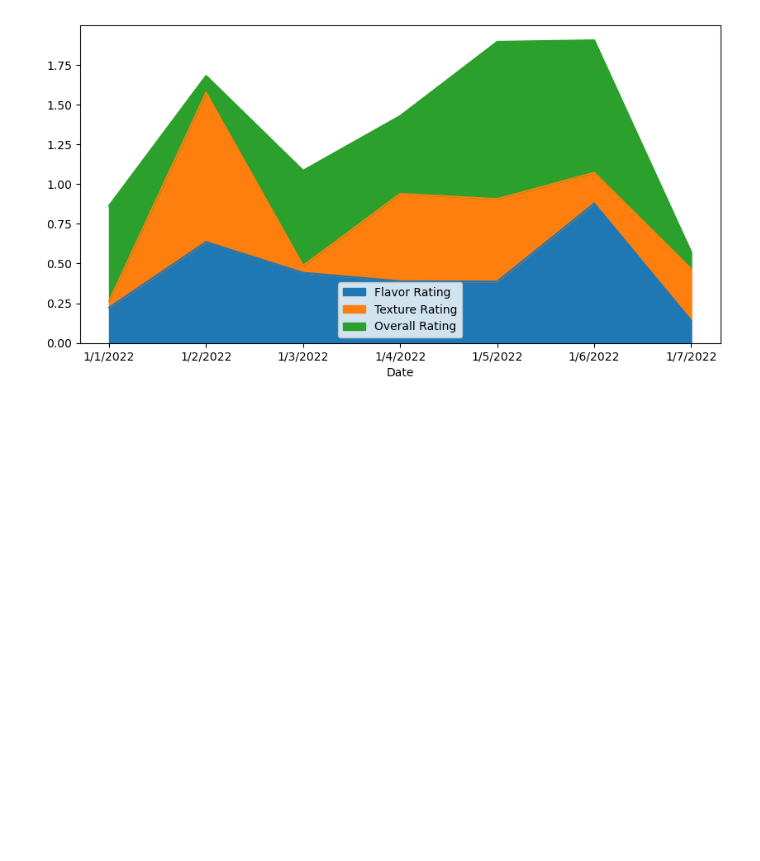
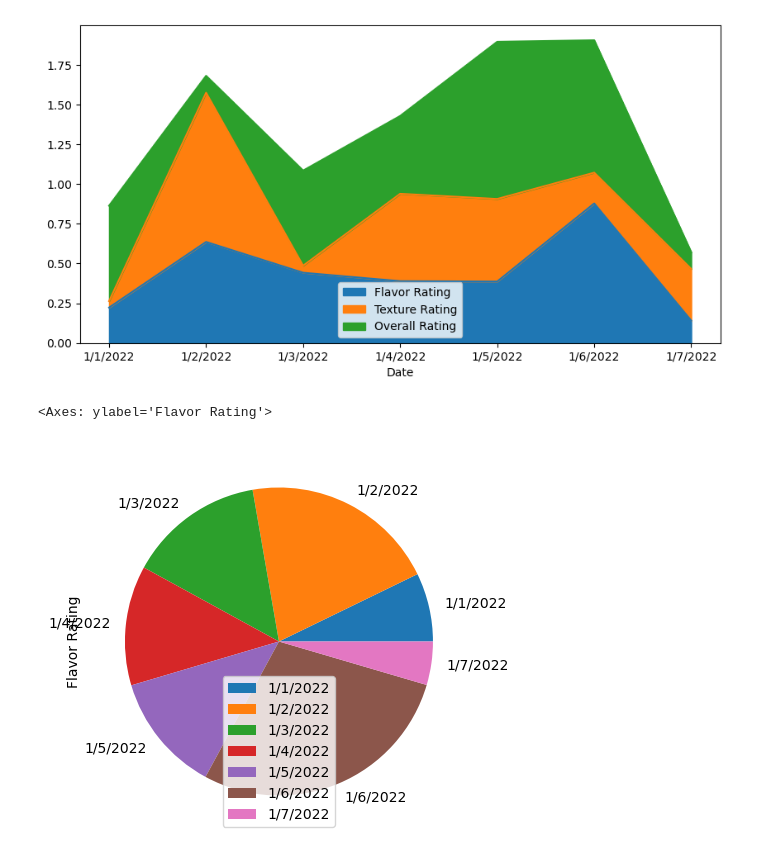
Before and after one commit to dhika-ramadhan-saputra/Latihan_Pandas, a Jupyter notebook: Visualization using pandas library.ipynb, the cells around one changed output. Drawn from its saved outputs; the diff is of its cells as text; code cells hidden in the pictures; blank space fills up the shorter version.

```diff
--- a/Visualization using pandas library.ipynb
+++ b/Visualization using pandas library.ipynb
@@ -66,3 +71,8 @@ df.plot.area(figsize = (10,5))
 # %% [output]
 <Axes: xlabel='Date'>
 [figure]
+# %%
+df.plot.pie(y='Flavor Rating', figsize = (5,5))
+# %% [output]
+<Axes: ylabel='Flavor Rating'>
+[figure, added]
```
Also changed, not shown: parts of 2 cells of this notebook.
